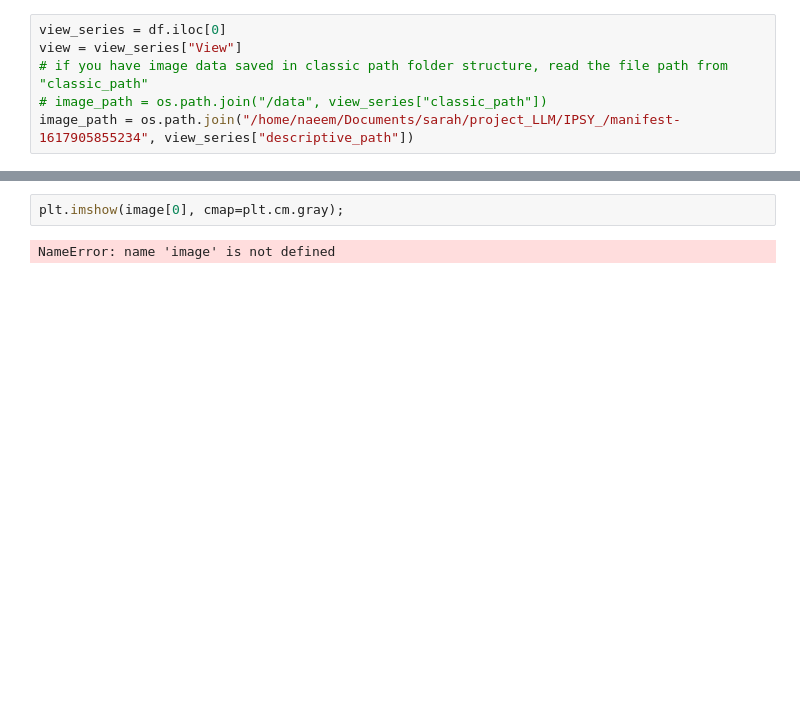
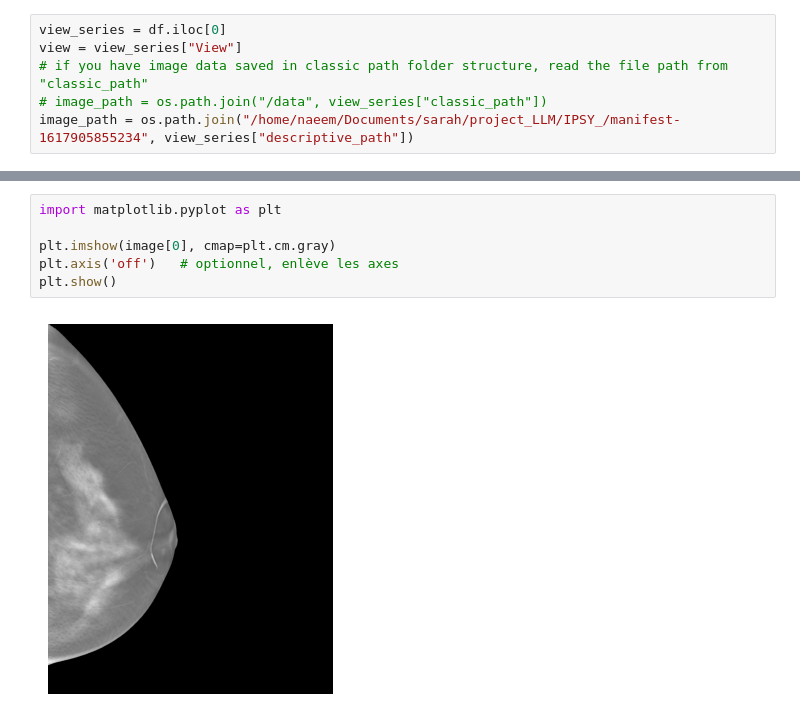
Before and after one commit to stheoulle/project_LLM, a Jupyter notebook: IPSY_/dcmread_image.ipynb, the cells around one changed output, grey strips where cells are left out. Drawn from its saved outputs; the diff is of its cells as text; blank space fills up the shorter version.

```diff
--- a/IPSY_/dcmread_image.ipynb
+++ b/IPSY_/dcmread_image.ipynb
@@ -32,4 +32,8 @@ RuntimeError: Unable to decompress 'JPEG 2000 Image Compression (Lossless Only)'
 # %%
-plt.imshow(image[0], cmap=plt.cm.gray);
+import matplotlib.pyplot as plt
+
+plt.imshow(image[0], cmap=plt.cm.gray)
+plt.axis('off')   # optionnel, enlève les axes
+plt.show()
 # %% [output]
-NameError: name 'image' is not defined
+[figure, added]
```
Also changed, not shown: parts of 1 cell of this notebook, 3 other files.
